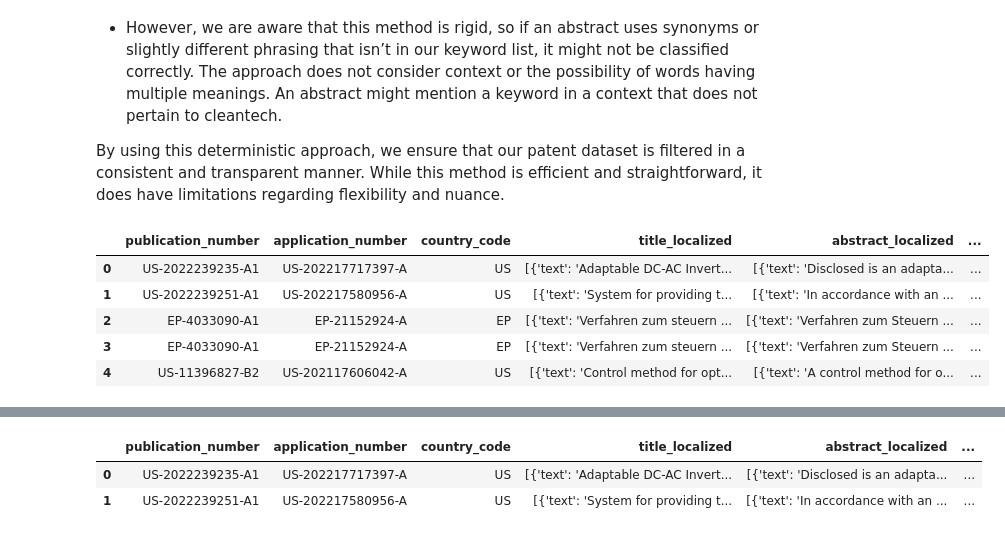
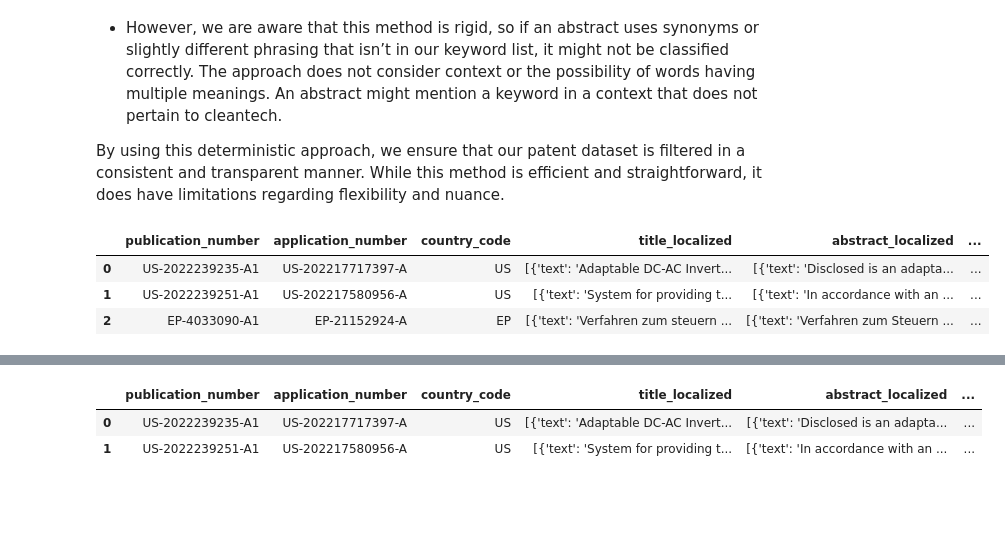
Before and after one commit to tamannaKumavat/SwissText_Shared_Task_2025, a Jupyter notebook: QA_Pairs.ipynb, the cells around one changed output, grey strips where cells are left out. Cells and saved outputs as stored; diff of their text form; code cells hidden in the pictures; blank space fills up the shorter version.

```diff
--- a/QA_Pairs.ipynb
+++ b/QA_Pairs.ipynb
@@ -57,15 +69,17 @@ Overwriting .env
 # %% [markdown]
 ### Loading the Dependencies
 # %%
-# import gensim
+import gensim
+import gdown
 import os
+import warnings
 from dotenv import load_dotenv
 import pandas as pd
 import numpy as np
 import ast
 from collections import Counter
+import matplotlib.pyplot as plt
 import seaborn as sns
-import matplotlib.pyplot as plt
 import tiktoken
 import spacy
 from openai import OpenAI
@@ -73,13 +87,12 @@ from tqdm.auto import tqdm
 from typing import Optional, List, Tuple
 import json
 import textwrap
-
+from pathlib import Path
 
 from langchain.text_splitter import RecursiveCharacterTextSplitter
 from langchain.docstore.document import Document as LangchainDocument
 
-pd.set_option("display.max_colwidth", None)
-
+pd.set_option('display.max_colwidth', 100)
 nlp = spacy.load("en_core_web_sm")
 
 encoding = tiktoken.encoding_for_model("gpt-4")
@@ -97,3 +110,5 @@ nltk.download('wordnet')
 stop_words = set(stopwords.words('english'))
 lemmatizer = WordNetLemmatizer()
 stemmer = PorterStemmer()
+
+warnings.filterwarnings("ignore")
@@ -617,9 +747,7 @@ By using this deterministic approach, we ensure that our patent dataset is filte
 # %%
-patent_df.head()
+patent_df.head(3)
 # %% [output]
 |  | publication_number | application_number | country_code | title_localized | abstract_localized | ... |
 | 0 | US-2022239235-A1 | US-202217717397-A | US | [{'text': 'Adaptable DC-AC Invert... | [{'text': 'Disclosed is an adapta... | ... |
 | 1 | US-2022239251-A1 | US-202217580956-A | US | [{'text': 'System for providing t... | [{'text': 'In accordance with an ... | ... |
 | 2 | EP-4033090-A1 | EP-21152924-A | EP | [{'text': 'Verfahren zum steuern ... | [{'text': 'Verfahren zum Steuern ... | ... |
-| 3 | EP-4033090-A1 | EP-21152924-A | EP | [{'text': 'Verfahren zum steuern ... | [{'text': 'Verfahren zum Steuern ... | ... |
-| 4 | US-11396827-B2 | US-202117606042-A | US | [{'text': 'Control method for opt... | [{'text': 'A control method for o... | ... |
```
Also changed, not shown: parts of 208 cells of this notebook, 4 other files.
